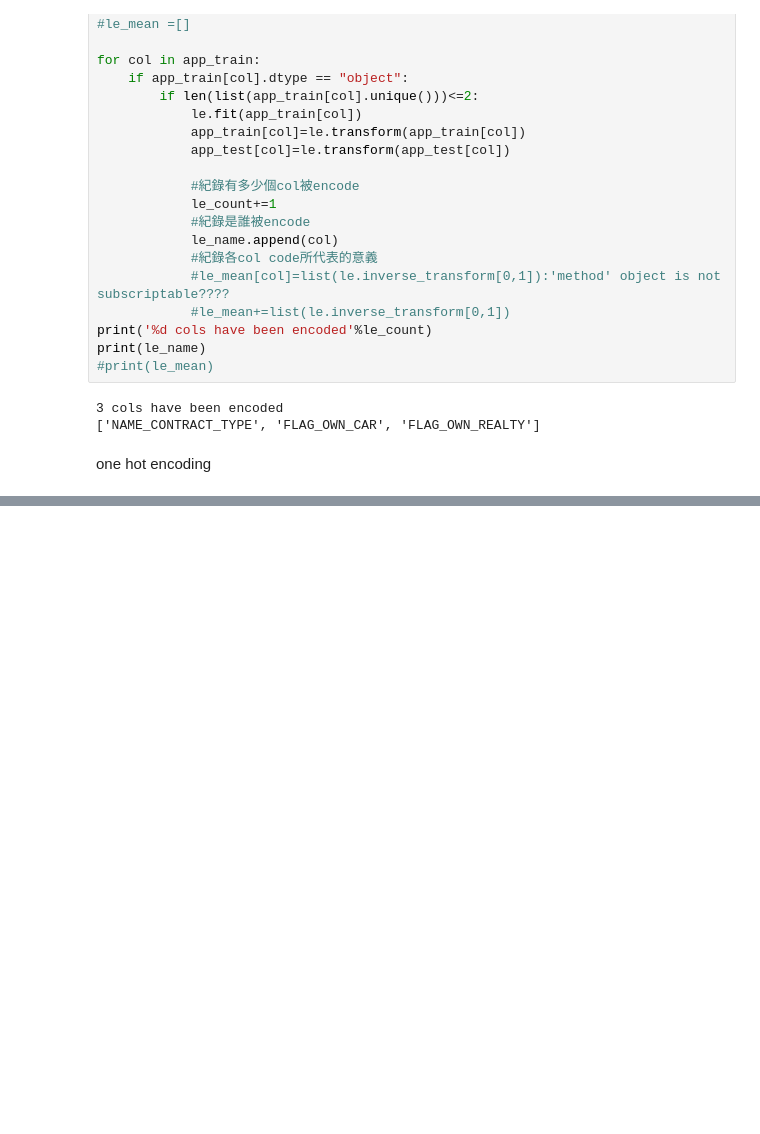
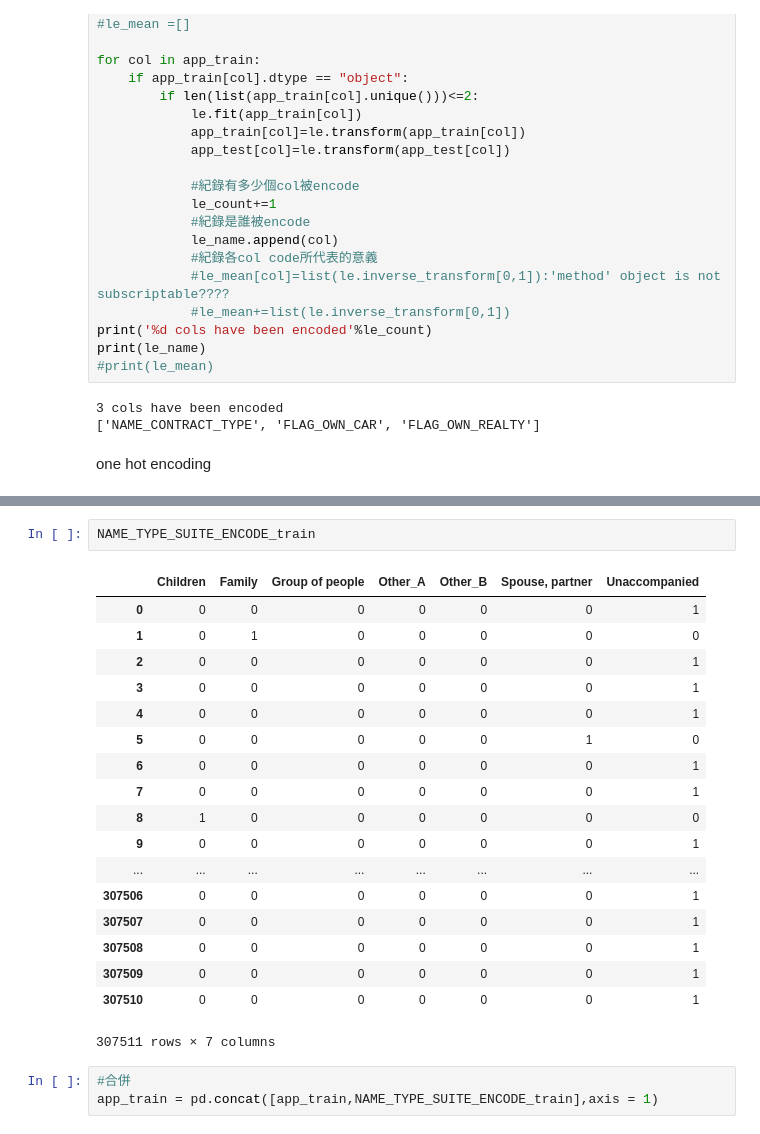
Before and after one commit to jim879546213/100Day-ML-Marathon, a Jupyter notebook: homework/Day_004_HW.ipynb, the cells around one changed output, grey strips where cells are left out. Saved outputs shown, nothing was run; the diff lists cells and outputs as text; blank space fills up the shorter version.

```diff
--- a/homework/Day_004_HW.ipynb
+++ b/homework/Day_004_HW.ipynb
@@ -272,3 +273,27 @@ Name: Family, dtype: uint8
 3    0
 4    0
 Name: Group of people, dtype: uint8
+# %%
+NAME_TYPE_SUITE_ENCODE_train
+# %% [output]
+|  | Children | Family | Group of people | Other_A | Other_B | Spouse, partner | Unaccompanied |
+| 0 | 0 | 0 | 0 | 0 | 0 | 0 | 1 |
+| 1 | 0 | 1 | 0 | 0 | 0 | 0 | 0 |
+| 2 | 0 | 0 | 0 | 0 | 0 | 0 | 1 |
+| 3 | 0 | 0 | 0 | 0 | 0 | 0 | 1 |
+| 4 | 0 | 0 | 0 | 0 | 0 | 0 | 1 |
+| 5 | 0 | 0 | 0 | 0 | 0 | 1 | 0 |
+| 6 | 0 | 0 | 0 | 0 | 0 | 0 | 1 |
+| 7 | 0 | 0 | 0 | 0 | 0 | 0 | 1 |
+| 8 | 1 | 0 | 0 | 0 | 0 | 0 | 0 |
+| 9 | 0 | 0 | 0 | 0 | 0 | 0 | 1 |
+| ... | ... | ... | ... | ... | ... | ... | ... |
+| 307506 | 0 | 0 | 0 | 0 | 0 | 0 | 1 |
+| 307507 | 0 | 0 | 0 | 0 | 0 | 0 | 1 |
+| 307508 | 0 | 0 | 0 | 0 | 0 | 0 | 1 |
+| 307509 | 0 | 0 | 0 | 0 | 0 | 0 | 1 |
+| 307510 | 0 | 0 | 0 | 0 | 0 | 0 | 1 |
+307511 rows × 7 columns
+# %%
+#合併
+app_train = pd.concat([app_train,NAME_TYPE_SUITE_ENCODE_train],axis = 1)
```
Also changed, not shown: parts of 4 cells of this notebook.
